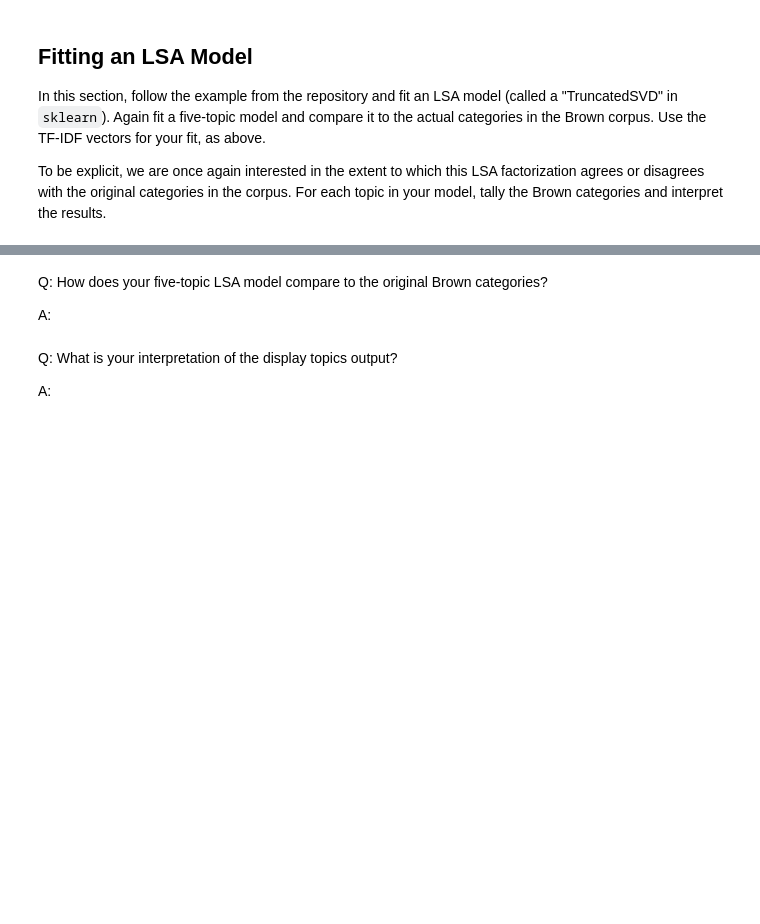
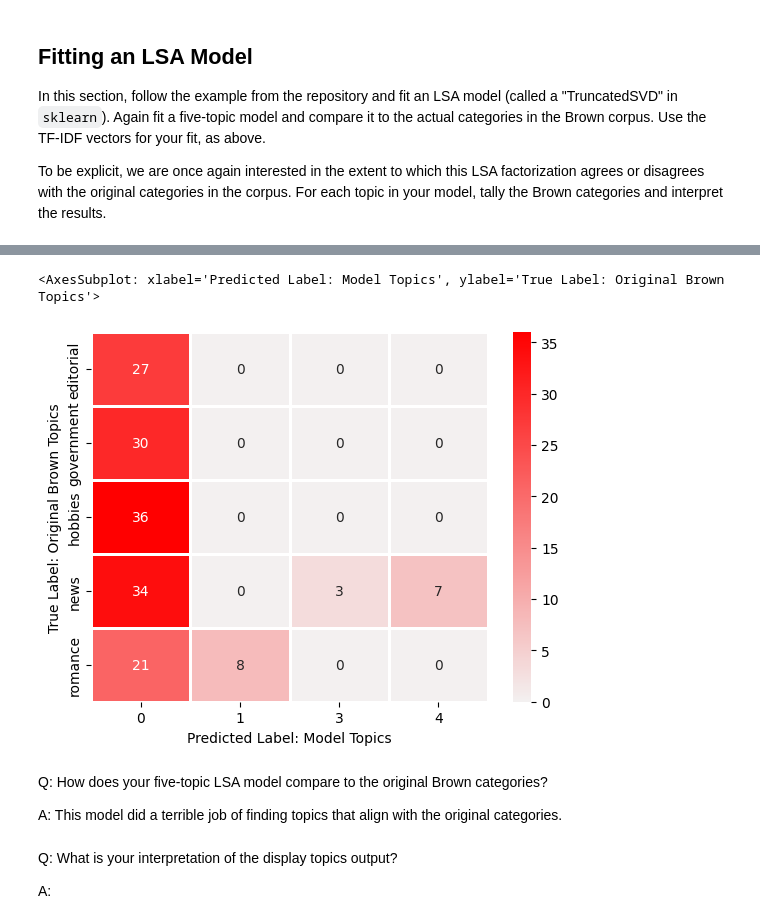
Before and after one commit to zachfreitas/Assignment-5.1-Topic-Modeling, a Jupyter notebook: Topic Modeling.ipynb, the cells around one changed output, grey strips where cells are left out. Drawn from its saved outputs; the diff is of its cells as text; code cells hidden in the pictures; blank space fills up the shorter version.

```diff
--- a/Topic Modeling.ipynb
+++ b/Topic Modeling.ipynb
@@ -179,9 +225,6 @@ In this section, follow the example from the repository and fit an LSA model (ca
 To be explicit, we are once again interested in the extent to which this LSA factorization agrees or disagrees with the original categories in the corpus. For each topic in your model, tally the Brown categories and interpret the results.
 # %%
 # Your code here
-
-X_dense = np.random.rand(100, 100)
-X_dense[:, 2 * np.arange(50)] = 0
-X = csr_matrix(X_dense)
-svd = TruncatedSVD(n_components=5, n_iter=7, random_state=42)
-svd_model = svd.fit(X)
+lsa_text_model = TruncatedSVD(n_components=5, n_iter=7, random_state=42)
+W_lsa_text_matrix = lsa_text_model.fit_transform(tfidf_text_vectors)
+H_lsa_text_matrix = lsa_text_model.components_
@@ -188,4 +260,27 @@ svd_model = svd.fit(X)
+# %%
+# Your code here
+df_new = df.copy()
+
+# Get the top predicted topic
+predicted_topics = [np.argsort(each)[::-1][0] for each in W_lsa_text_matrix]
+
+# Add to the df
+df_new['lsa_pred_topic_num'] = predicted_topics
+
+# Create Crosstab
+acc_crosstab = pd.crosstab(df_new["category"], df_new["lsa_pred_topic_num"], dropna=False)
+
+# Custom Color Palette
+hot_palette =  sns.color_palette("light:r", as_cmap=True)
+
+# Plot Heatmap of Aggreement.
+ax = sns.heatmap(acc_crosstab,cmap=hot_palette,linewidths=1,annot=True)
+ax.set(xlabel="Predicted Label: Model Topics", ylabel="True Label: Original Brown Topics")
+ax
+# %% [output]
+<AxesSubplot: xlabel='Predicted Label: Model Topics', ylabel='True Label: Original Brown Topics'>
+[figure, added]
 # %% [markdown]
 Q: How does your five-topic LSA model compare to the original Brown categories?
 
-A: <!-- Your answer here -->
+A: This model did a terrible job of finding topics that align with the original categories.
```
Also changed, not shown: parts of 45 cells of this notebook.
